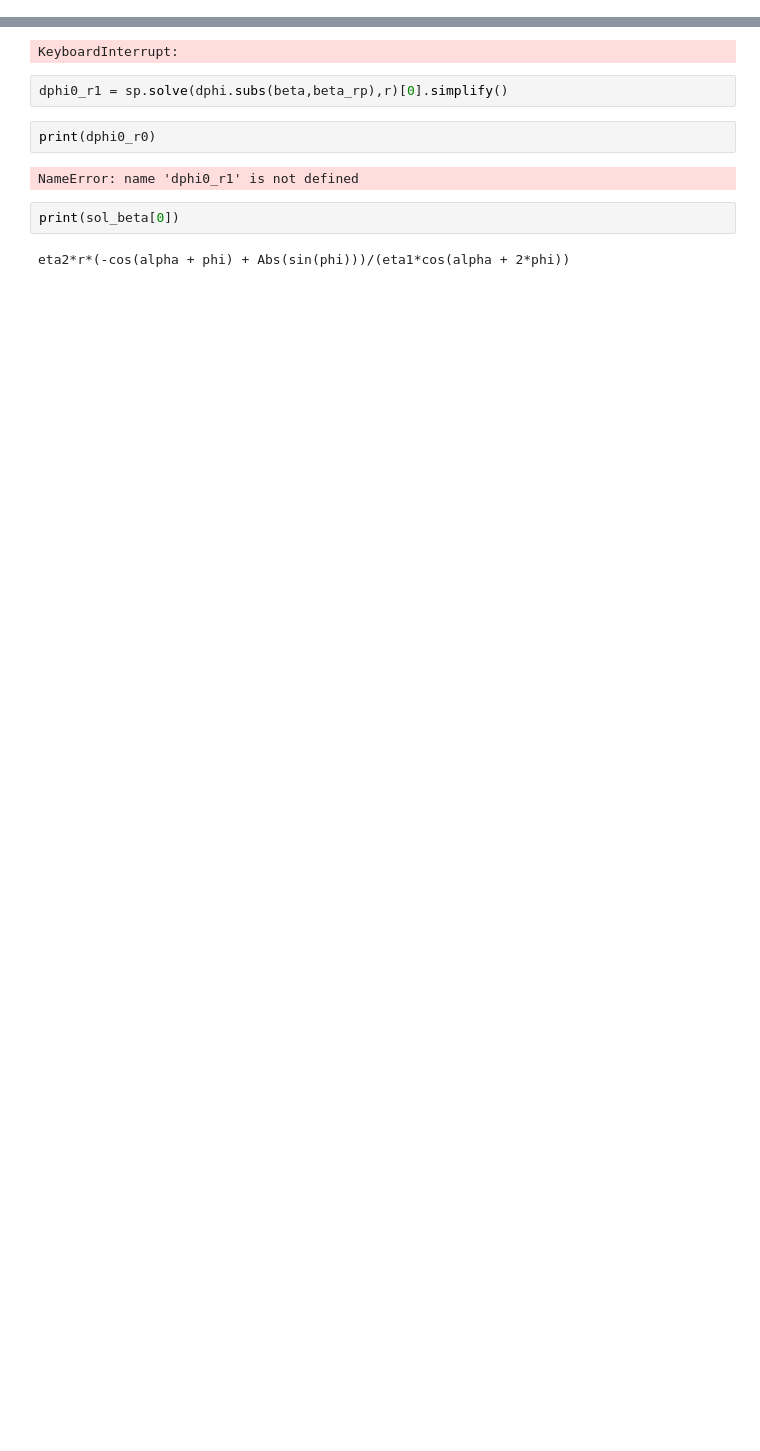
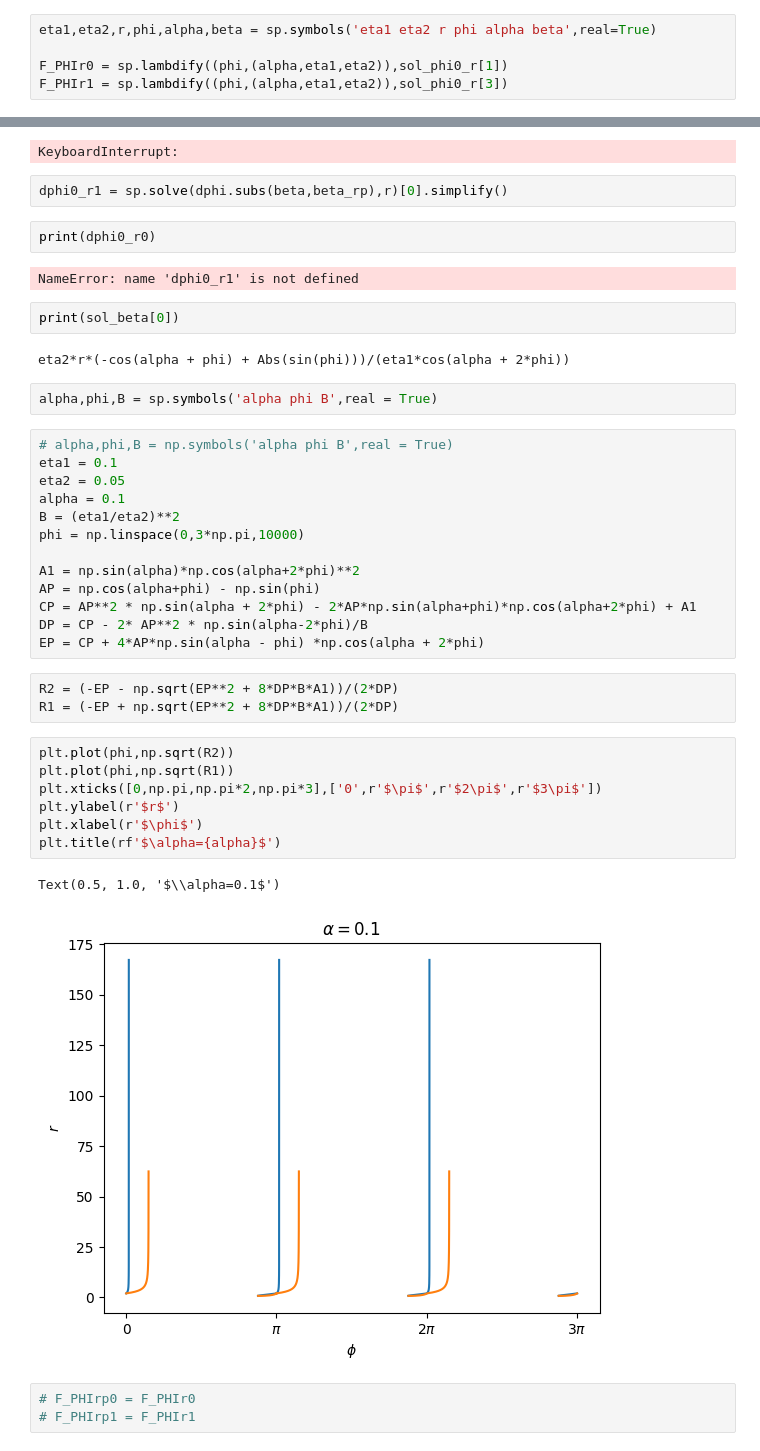
Before and after one commit to Gug-Young/Active_Rotator, a Jupyter notebook: 240805 Fixed point find.ipynb, the cells around one changed output, grey strips where cells are left out. Cells and saved outputs as stored; diff of their text form; blank space fills up the shorter version.

```diff
--- a/240805 Fixed point find.ipynb
+++ b/240805 Fixed point find.ipynb
@@ -634,2 +666,7 @@ dphi0_r2 = dphi_r0[2].simplify()
 # dphi0_r1 = sp.solve(dphi.subs(beta,beta_rp),r)[1].simplify()
+# %%
+eta1,eta2,r,phi,alpha,beta = sp.symbols('eta1 eta2 r phi alpha beta',real=True)
+
+F_PHIr0 = sp.lambdify((phi,(alpha,eta1,eta2)),sol_phi0_r[1])
+F_PHIr1 = sp.lambdify((phi,(alpha,eta1,eta2)),sol_phi0_r[3])
 # %%
@@ -646,3 +683,34 @@ NameError: name 'dphi0_r1' is not defined
 print(sol_beta[0])
 # %% [output]
 eta2*r*(-cos(alpha + phi) + Abs(sin(phi)))/(eta1*cos(alpha + 2*phi))
+# %%
+alpha,phi,B = sp.symbols('alpha phi B',real = True)
+# %%
+# alpha,phi,B = np.symbols('alpha phi B',real = True)
+eta1 = 0.1
+eta2 = 0.05
+alpha = 0.1
+B = (eta1/eta2)**2
+phi = np.linspace(0,3*np.pi,10000)
+
+A1 = np.sin(alpha)*np.cos(alpha+2*phi)**2
+AP = np.cos(alpha+phi) - np.sin(phi)
+CP = AP**2 * np.sin(alpha + 2*phi) - 2*AP*np.sin(alpha+phi)*np.cos(alpha+2*phi) + A1
+DP = CP - 2* AP**2 * np.sin(alpha-2*phi)/B
+EP = CP + 4*AP*np.sin(alpha - phi) *np.cos(alpha + 2*phi)
+# %%
+R2 = (-EP - np.sqrt(EP**2 + 8*DP*B*A1))/(2*DP)
+R1 = (-EP + np.sqrt(EP**2 + 8*DP*B*A1))/(2*DP)
+# %%
+plt.plot(phi,np.sqrt(R2))
+plt.plot(phi,np.sqrt(R1))
+plt.xticks([0,np.pi,np.pi*2,np.pi*3],['0',r'$\pi$',r'$2\pi$',r'$3\pi$'])
+plt.ylabel(r'$r$')
+plt.xlabel(r'$\phi$')
+plt.title(rf'$\alpha={alpha}$')
+# %% [output]
+Text(0.5, 1.0, '$\\alpha=0.1$')
+[figure, added]
+# %%
+# F_PHIrp0 = F_PHIr0
+# F_PHIrp1 = F_PHIr1
```
Also changed, not shown: parts of 28 cells of this notebook.
